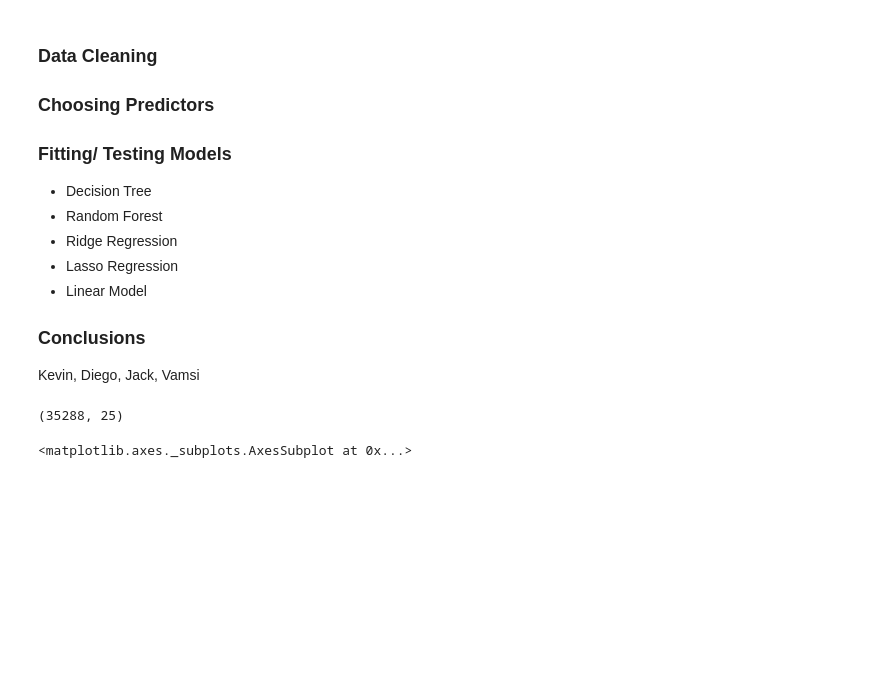
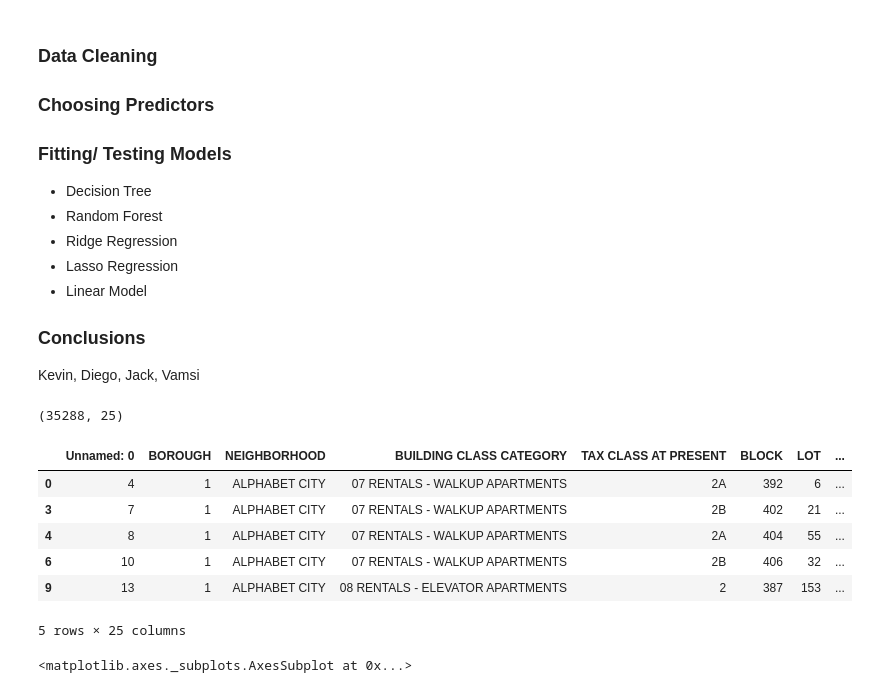
Before and after one commit to kmart8/DS-502-Project, a Jupyter notebook: NYC Dataset Notebook.ipynb, the cells around one changed output. Saved outputs shown, nothing was run; the diff lists cells and outputs as text; code cells hidden in the pictures; blank space fills up the shorter version.

```diff
--- a/NYC Dataset Notebook.ipynb
+++ b/NYC Dataset Notebook.ipynb
@@ -29,29 +29,37 @@ from sklearn.preprocessing import StandardScaler
 # %%
 # Path of the file to read
 NYC_File_Path = 'nyc-rolling-sales.csv'
 
 # Data Cleaning
 home_data = pd.read_csv(NYC_File_Path)
 home_data = home_data.dropna(axis=0) # eliminating any NaN values
 home_data = home_data[home_data['LAND SQUARE FEET'] != ' -  '] # eliminating dashes in these
 home_data = home_data[home_data['SALE PRICE'] != ' -  ']
 home_data = home_data[home_data['GROSS SQUARE FEET'] != ' -  ']
 home_data = home_data[home_data['YEAR BUILT'] > 10] # takes out some years that are 0
 
 # Adding integer type columns & Changing numerical types to str for categorical variables
 sale_price = pd.to_numeric(home_data['SALE PRICE'], errors='coerce')
 land_square_feet = pd.to_numeric(home_data['LAND SQUARE FEET'], errors='coerce')
 gross_square_feet = pd.to_numeric(home_data['GROSS SQUARE FEET'], errors='coerce')
 home_data['land_square_feet_int'] = land_square_feet
 home_data['gross_square_feet_int'] = gross_square_feet
 home_data['sale_price_int'] = sale_price
 
 # Removing values of transactions less than $ 1000 (not reflective of true value)
 low_lim = 1000
 home_data = home_data[home_data['sale_price_int'] > low_lim] # removing nonsense values
 print(home_data.shape)
+home_data.head()
 # %% [output]
 (35288, 25)
+|  | Unnamed: 0 | BOROUGH | NEIGHBORHOOD | BUILDING CLASS CATEGORY | TAX CLASS AT PRESENT | BLOCK | LOT | ... |
+| 0 | 4 | 1 | ALPHABET CITY | 07 RENTALS - WALKUP APARTMENTS | 2A | 392 | 6 | ... |
+| 3 | 7 | 1 | ALPHABET CITY | 07 RENTALS - WALKUP APARTMENTS | 2B | 402 | 21 | ... |
+| 4 | 8 | 1 | ALPHABET CITY | 07 RENTALS - WALKUP APARTMENTS | 2A | 404 | 55 | ... |
+| 6 | 10 | 1 | ALPHABET CITY | 07 RENTALS - WALKUP APARTMENTS | 2B | 406 | 32 | ... |
+| 9 | 13 | 1 | ALPHABET CITY | 08 RENTALS - ELEVATOR APARTMENTS | 2 | 387 | 153 | ... |
+5 rows × 25 columns
 # %%
 ## CORRELATION MATRIX
 corr = home_data.corr()
```
Also changed, not shown: parts of 12 cells of this notebook.
